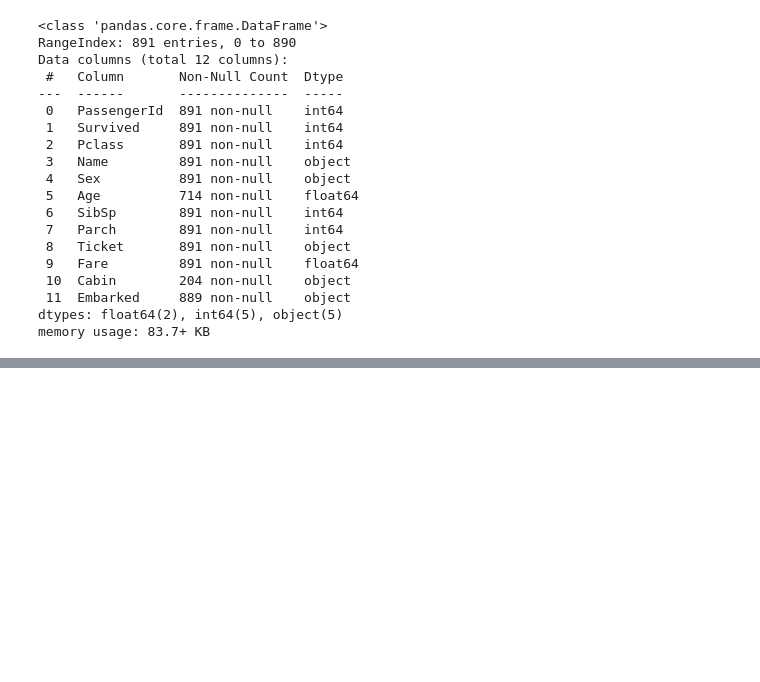
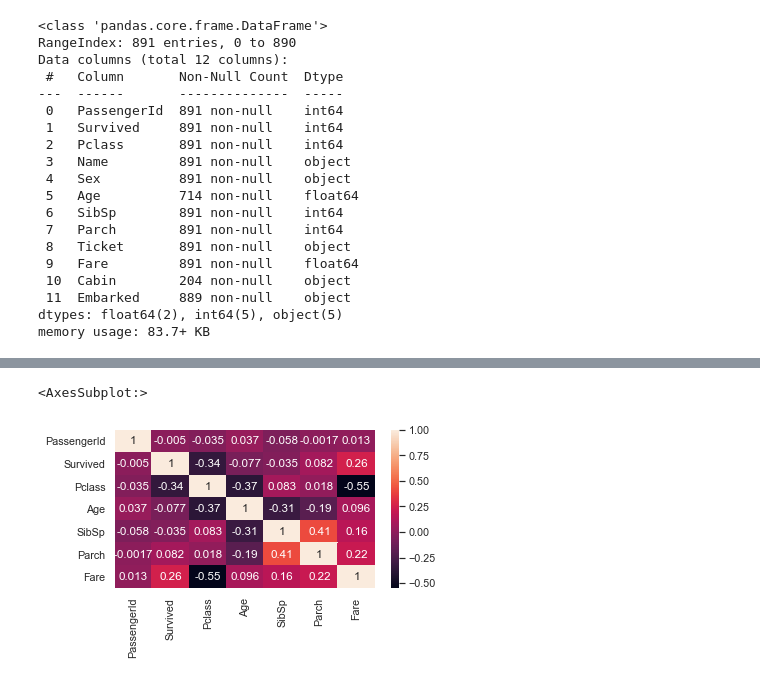
Before and after one commit to niekvanderzwaag/Titanic, a Jupyter notebook: Titanic EDA.ipynb, the cells around one changed output, grey strips where cells are left out. Cells and saved outputs as stored; diff of their text form; code cells hidden in the pictures; blank space fills up the shorter version.

```diff
--- a/Titanic EDA.ipynb
+++ b/Titanic EDA.ipynb
@@ -31,6 +33,8 @@ import seaborn as sns
 
 plt.rcParams['figure.figsize'] = [6,3]
 plt.rcParams['figure.dpi'] = 70
+plt.style.use('ggplot')
+sns.set_theme(style="darkgrid")
 # %%
 titanic = pd.read_csv('titanic.csv')
 # %%
@@ -66,0 +99,3 @@ titanic.head()
+# %%
+corrmat = titanic.corr()
+corrmat
@@ -66,0 +111,5 @@ titanic.head()
+# %%
+sns.heatmap(corrmat, annot= True) #most attributes are categorical and show little relationship to eacho ther
+# %% [output]
+<AxesSubplot:>
+[figure, added]
```
Also changed, not shown: parts of 11 cells of this notebook.
